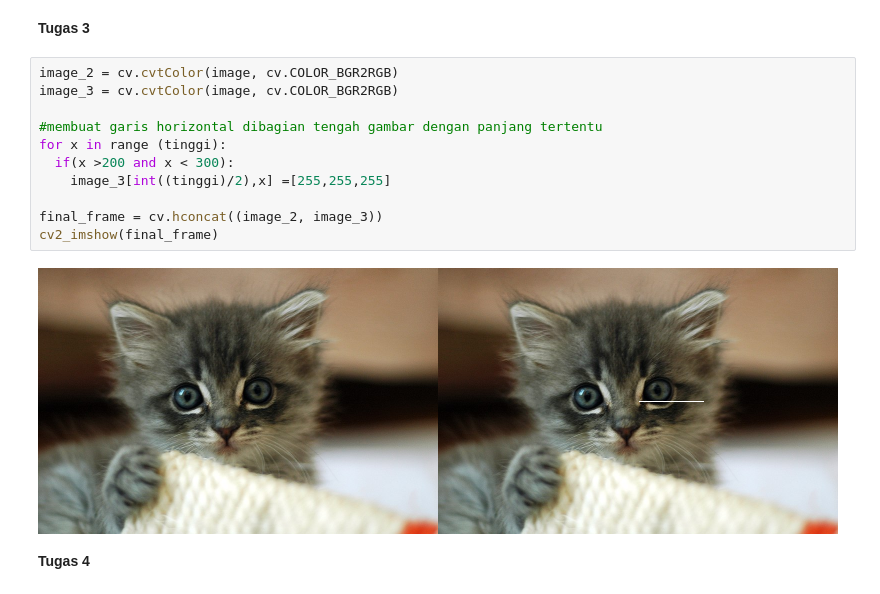
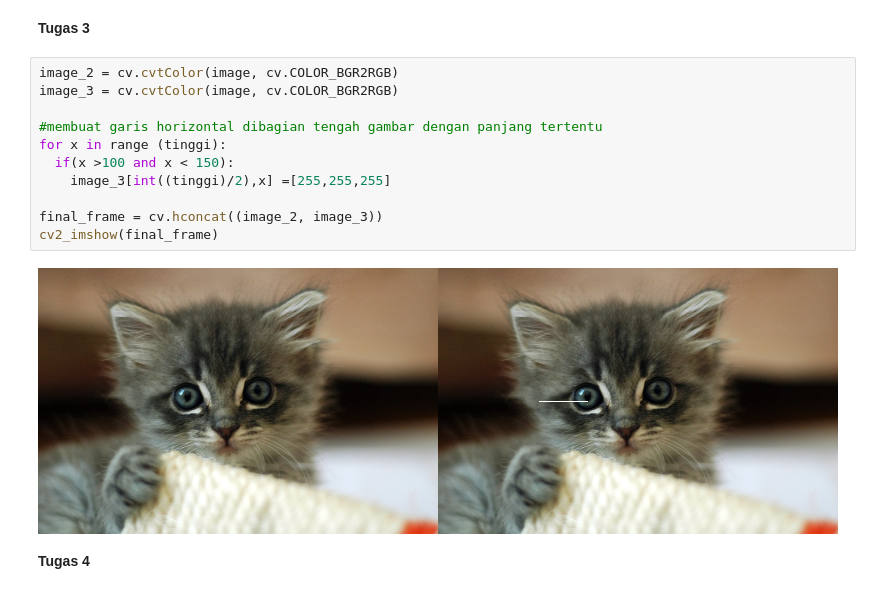
Before and after one commit to muakjabraz/pcvk_2025, a Jupyter notebook: Week1.ipynb, the cells around one changed output. Cells and saved outputs as stored; diff of their text form.

```diff
--- a/Week1.ipynb
+++ b/Week1.ipynb
@@ -88,16 +88,16 @@ cv2_imshow(final_frame)
 # %%
 image_2 = cv.cvtColor(image, cv.COLOR_BGR2RGB)
 image_3 = cv.cvtColor(image, cv.COLOR_BGR2RGB)
 
 #membuat garis horizontal dibagian tengah gambar dengan panjang tertentu
 for x in range (tinggi):
-  if(x >200 and x < 300):
+  if(x >100 and x < 150):
     image_3[int((tinggi)/2),x] =[255,255,255]
 
 final_frame = cv.hconcat((image_2, image_3))
 cv2_imshow(final_frame)
 # %% [output]
-[figure, old version]
+[figure, new version]
 # %% [markdown]
 **Tugas 4**
 # %%
```
Also changed, not shown: parts of 3 cells of this notebook.
